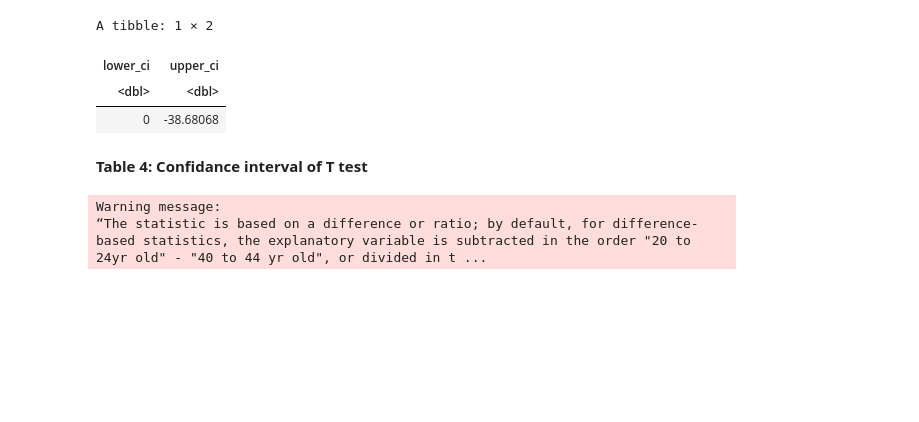
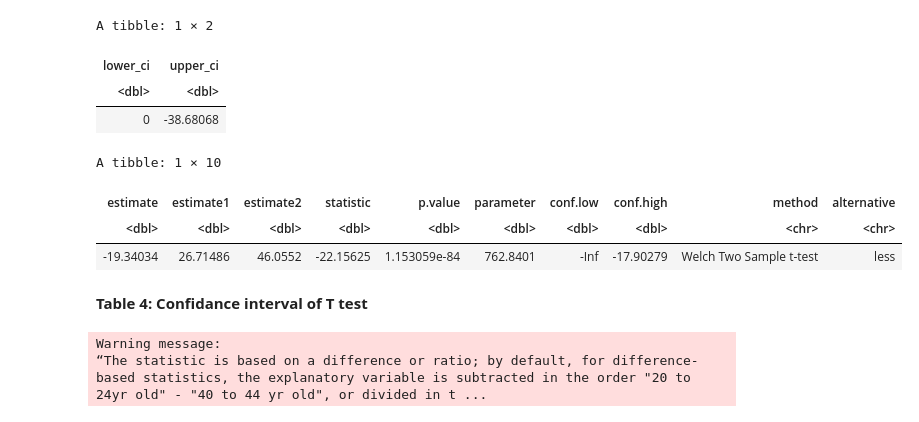
Before and after one commit to GWilliam02/STAT201-Project, a Jupyter notebook: final_report.ipynb, the cells around one changed output. Saved outputs shown, nothing was run; the diff lists cells and outputs as text; code cells hidden in the pictures; blank space fills up the shorter version.

```diff
--- a/final_report.ipynb
+++ b/final_report.ipynb
@@ -191,6 +191,18 @@ A tibble: 1 × 2
 | lower_ci | upper_ci |
 | <dbl> | <dbl> |
 | 0 | -38.68068 |
+# %%
+tidy(
+    t.test(
+            x = pull(filter(employment_clean, age_group == "20 to 24yr old"), hourly_wage),
+            y = pull(filter(employment_clean, age_group == "40 to 44 yr old"), hourly_wage),
+            alternative = "less"
+    ))
+# %% [output]
+A tibble: 1 × 10
+| estimate | estimate1 | estimate2 | statistic | p.value | parameter | conf.low | conf.high | method | alternative |
+| <dbl> | <dbl> | <dbl> | <dbl> | <dbl> | <dbl> | <dbl> | <dbl> | <chr> | <chr> |
+| -19.34034 | 26.71486 | 46.0552 | -22.15625 | 1.153059e-84 | 762.8401 | -Inf | -17.90279 | Welch Two Sample t-test | less |
 # %% [markdown]
 **Table 4: Confidance interval of T test**
 # %%
```
Also changed, not shown: parts of 1 cell of this notebook, 1 other file.
